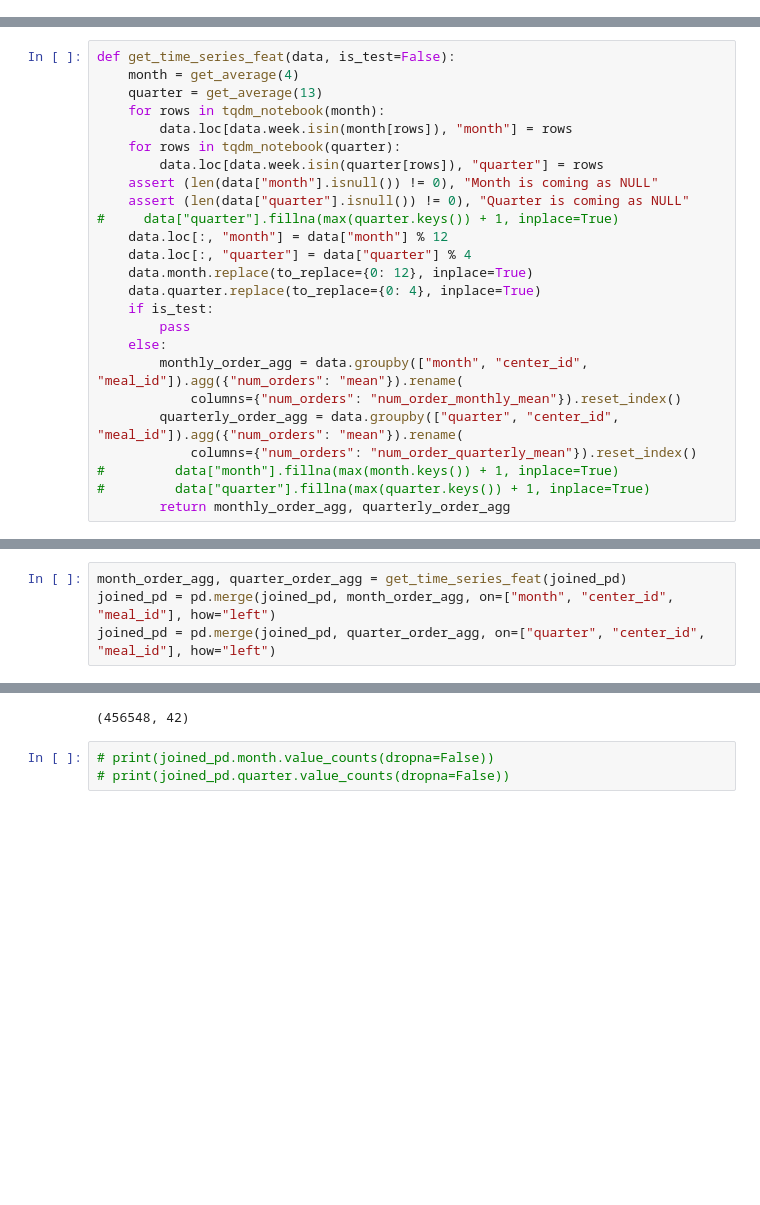
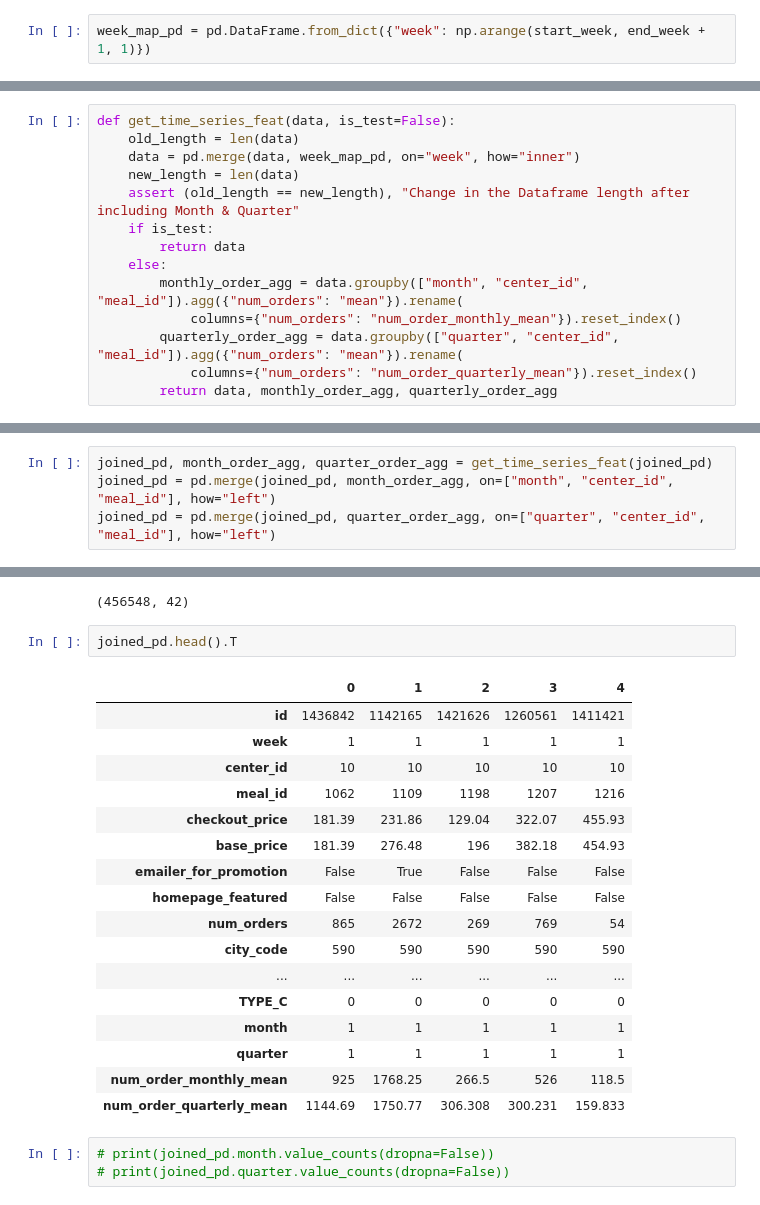
Before and after one commit to Achal-1606/ml-new-beginning, a Jupyter notebook: GP_hack/Untitled.ipynb, the cells around one changed output, grey strips where cells are left out. Drawn from its saved outputs; the diff is of its cells as text; blank space fills up the shorter version.

Commit message:
added EDA notebook

```diff
--- a/GP_hack/Untitled.ipynb
+++ b/GP_hack/Untitled.ipynb
@@ -43,3 +43,5 @@ print("Test range weeks - {} to {}".format(test_pd.week.min(), end_week))
 # %% [output]
 Train range weeks - 1 to 145
 Test range weeks - 146 to 155
+# %%
+week_map_pd = pd.DataFrame.from_dict({"week": np.arange(start_week, end_week + 1, 1)})
@@ -82,31 +96,20 @@ def correct_dtypes(data, type_dict, is_ohe=False):
                     print("Converting to Categorical data types...")
                     data.loc[:, col] = pd.Categorical(data[col])
     return data
-# %%
-def get_time_series_feat(data, is_test=False):
-    month = get_average(4)
-    quarter = get_average(13)
-    for rows in tqdm_notebook(month):
-        data.loc[data.week.isin(month[rows]), "month"] = rows
-    for rows in tqdm_notebook(quarter):
-        data.loc[data.week.isin(quarter[rows]), "quarter"] = rows
-    assert (len(data["month"].isnull()) != 0), "Month is coming as NULL"
-    assert (len(data["quarter"].isnull()) != 0), "Quarter is coming as NULL"
-#     data["quarter"].fillna(max(quarter.keys()) + 1, inplace=True)
-    data.loc[:, "month"] = data["month"] % 12
-    data.loc[:, "quarter"] = data["quarter"] % 4
-    data.month.replace(to_replace={0: 12}, inplace=True)
-    data.quarter.replace(to_replace={0: 4}, inplace=True)
-    if is_test:
-        pass
-    else:
-        monthly_order_agg = data.groupby(["month", "center_id", "meal_id"]).agg({"num_orders": "mean"}).rename(
-            columns={"num_orders": "num_order_monthly_mean"}).reset_index()
-        quarterly_order_agg = data.groupby(["quarter", "center_id", "meal_id"]).agg({"num_orders": "mean"}).rename(
-            columns={"num_orders": "num_order_quarterly_mean"}).reset_index()
-#         data["month"].fillna(max(month.keys()) + 1, inplace=True)
-#         data["quarter"].fillna(max(quarter.keys()) + 1, inplace=True)
-        return monthly_order_agg, quarterly_order_agg
+# %%
+def get_time_series_feat(data, is_test=False):
+    old_length = len(data)
+    data = pd.merge(data, week_map_pd, on="week", how="inner")
+    new_length = len(data)
+    assert (old_length == new_length), "Change in the Dataframe length after including Month & Quarter"
+    if is_test:
+        return data
+    else:
+        monthly_order_agg = data.groupby(["month", "center_id", "meal_id"]).agg({"num_orders": "mean"}).rename(
+            columns={"num_orders": "num_order_monthly_mean"}).reset_index()
+        quarterly_order_agg = data.groupby(["quarter", "center_id", "meal_id"]).agg({"num_orders": "mean"}).rename(
+            columns={"num_orders": "num_order_quarterly_mean"}).reset_index()
+        return data, monthly_order_agg, quarterly_order_agg
 # %%
 # temp = get_time_series_feat(train_pd)
 # get_average(13)
@@ -156,4 +179,4 @@ joined_pd.shape
 # %%
-month_order_agg, quarter_order_agg = get_time_series_feat(joined_pd)
+joined_pd, month_order_agg, quarter_order_agg = get_time_series_feat(joined_pd)
 joined_pd = pd.merge(joined_pd, month_order_agg, on=["month", "center_id", "meal_id"], how="left")
 joined_pd = pd.merge(joined_pd, quarter_order_agg, on=["quarter", "center_id", "meal_id"], how="left")
@@ -164,6 +184,26 @@ joined_pd = pd.merge(joined_pd, quarter_order_agg, on=["quarter", "center_id", "
 joined_pd.shape
 # %% [output]
 (456548, 42)
+# %%
+joined_pd.head().T
+# %% [output]
+|  | 0 | 1 | 2 | 3 | 4 |
+| id | 1436842 | 1142165 | 1421626 | 1260561 | 1411421 |
+| week | 1 | 1 | 1 | 1 | 1 |
+| center_id | 10 | 10 | 10 | 10 | 10 |
+| meal_id | 1062 | 1109 | 1198 | 1207 | 1216 |
+| checkout_price | 181.39 | 231.86 | 129.04 | 322.07 | 455.93 |
+| base_price | 181.39 | 276.48 | 196 | 382.18 | 454.93 |
+| emailer_for_promotion | False | True | False | False | False |
+| homepage_featured | False | False | False | False | False |
+| num_orders | 865 | 2672 | 269 | 769 | 54 |
+| city_code | 590 | 590 | 590 | 590 | 590 |
+| ... | ... | ... | ... | ... | ... |
+| TYPE_C | 0 | 0 | 0 | 0 | 0 |
+| month | 1 | 1 | 1 | 1 | 1 |
+| quarter | 1 | 1 | 1 | 1 | 1 |
+| num_order_monthly_mean | 925 | 1768.25 | 266.5 | 526 | 118.5 |
+| num_order_quarterly_mean | 1144.69 | 1750.77 | 306.308 | 300.231 | 159.833 |
 # %%
 # print(joined_pd.month.value_counts(dropna=False))
 # print(joined_pd.quarter.value_counts(dropna=False))
```
Also changed, not shown: parts of 8 cells of this notebook, 1 other file.
